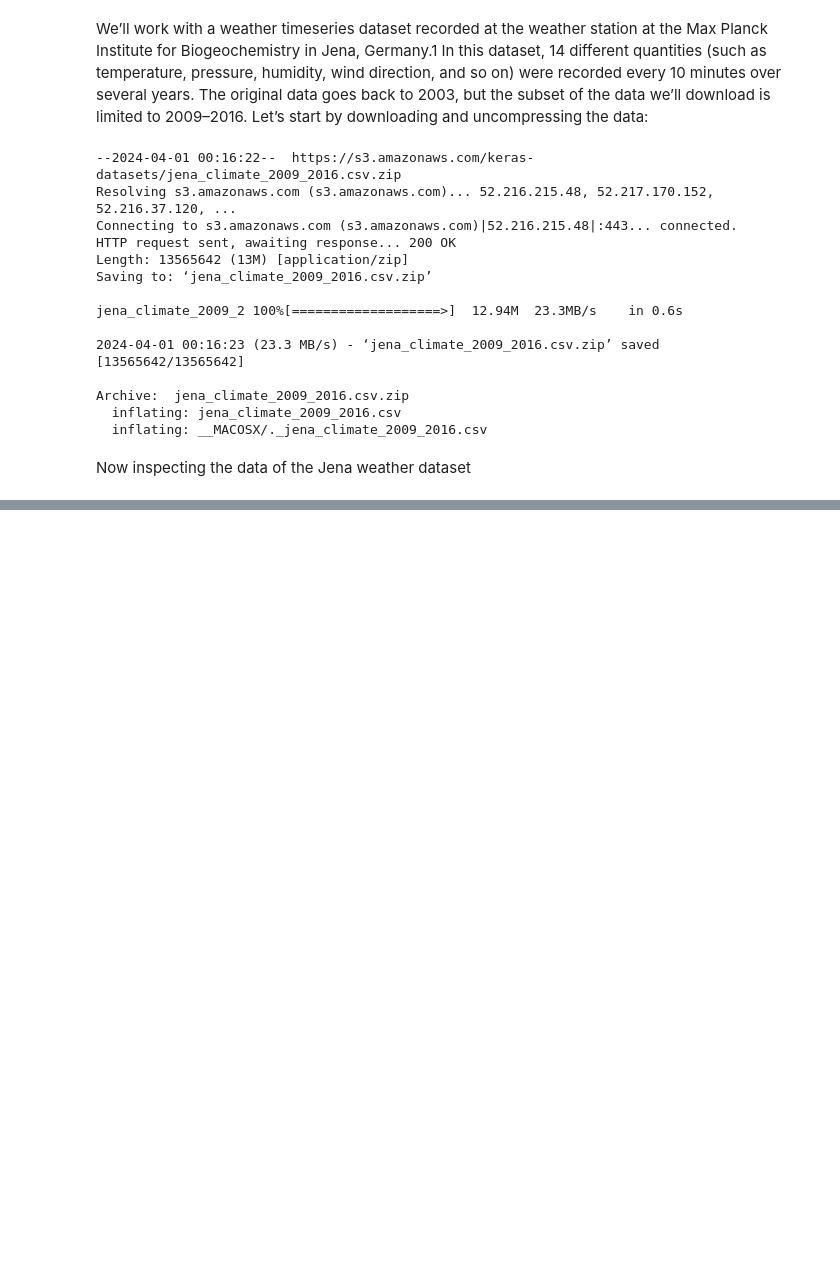
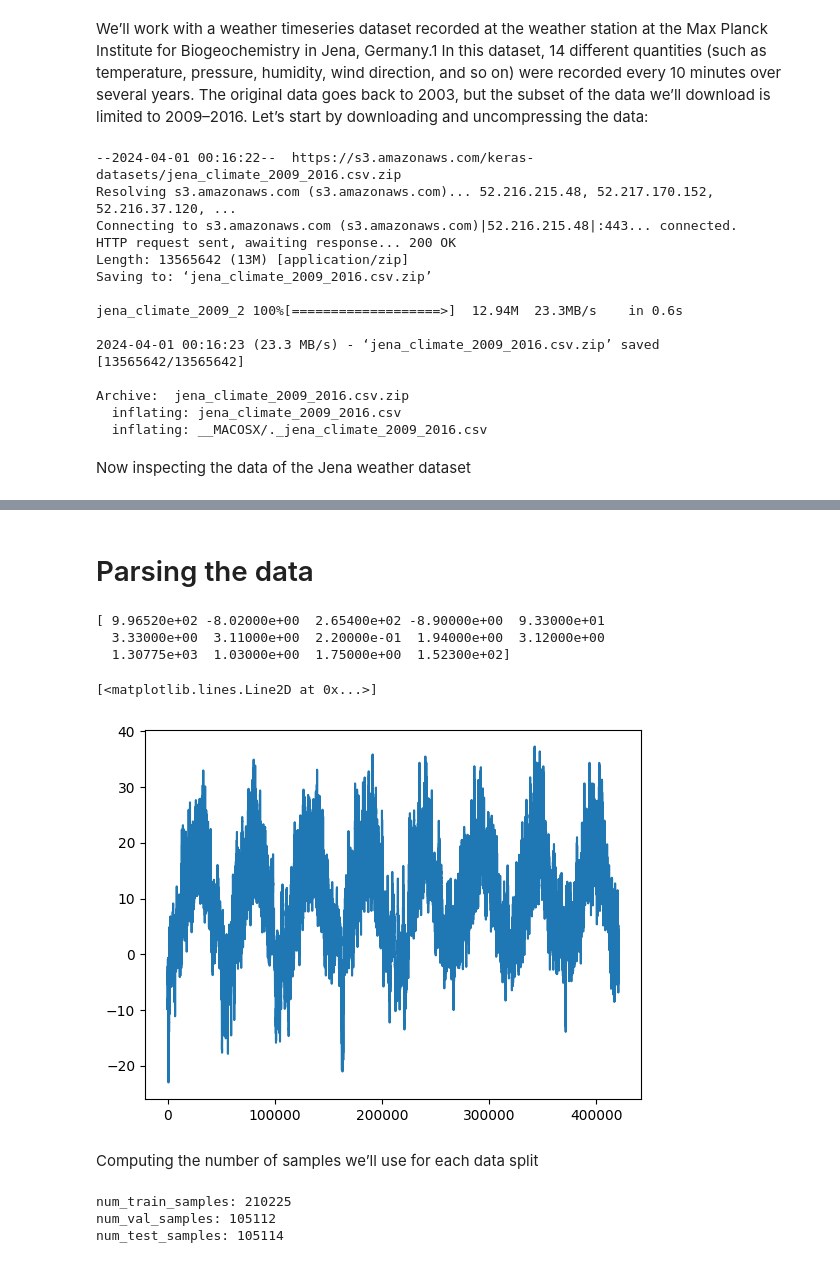
Before and after one commit to josephassiga/tensorflow-and-keras-tutorial, a Jupyter notebook: W4/Lab5/W4_Lab_1_intro_timeseries.ipynb, the cells around one changed output, grey strips where cells are left out. Cells and saved outputs as stored; diff of their text form; code cells hidden in the pictures; blank space fills up the shorter version.

```diff
--- a/W4/Lab5/W4_Lab_1_intro_timeseries.ipynb
+++ b/W4/Lab5/W4_Lab_1_intro_timeseries.ipynb
@@ -65,0 +71,38 @@ Size of the file : 420451
+# %% [markdown]
+# Parsing the data
+# %%
+import numpy as np
+from matplotlib import pyplot as plt
+
+temperature = np.zeros(len(lines))
+raw_data = np.zeros((len(lines), len(header) - 1))
+for i, line in enumerate(lines):
+  # For each line, i will only take data exacpt the Date Time
+  values = [float(x) for x in line.split(",")[1:]]
+  # We store column 1 in the temperature array
+  temperature[i] = values[1]
+  # We store all columns(including the temperature) in the raw_data
+  raw_data[i,:] = values[:]
+
+print(raw_data[0])
+plt.plot(range(len(temperature)), temperature)
+# %% [output]
+[ 9.96520e+02 -8.02000e+00  2.65400e+02 -8.90000e+00  9.33000e+01
+  3.33000e+00  3.11000e+00  2.20000e-01  1.94000e+00  3.12000e+00
+  1.30775e+03  1.03000e+00  1.75000e+00  1.52300e+02]
+[<matplotlib.lines.Line2D at 0x...>]
+[figure, added]
+# %% [markdown]
+Computing the number of samples we’ll use for each data split
+# %%
+num_train_samples = int(0.5 * len(raw_data))
+num_val_samples = int(0.25 * len(raw_data))
+num_test_samples = len(raw_data) - num_train_samples - num_val_samples
+
+print("num_train_samples:", num_train_samples)
+print("num_val_samples:", num_val_samples)
+print("num_test_samples:", num_test_samples)
+# %% [output]
+num_train_samples: 210225
+num_val_samples: 105112
+num_test_samples: 105114
```
Also changed, not shown: parts of 9 cells of this notebook.
